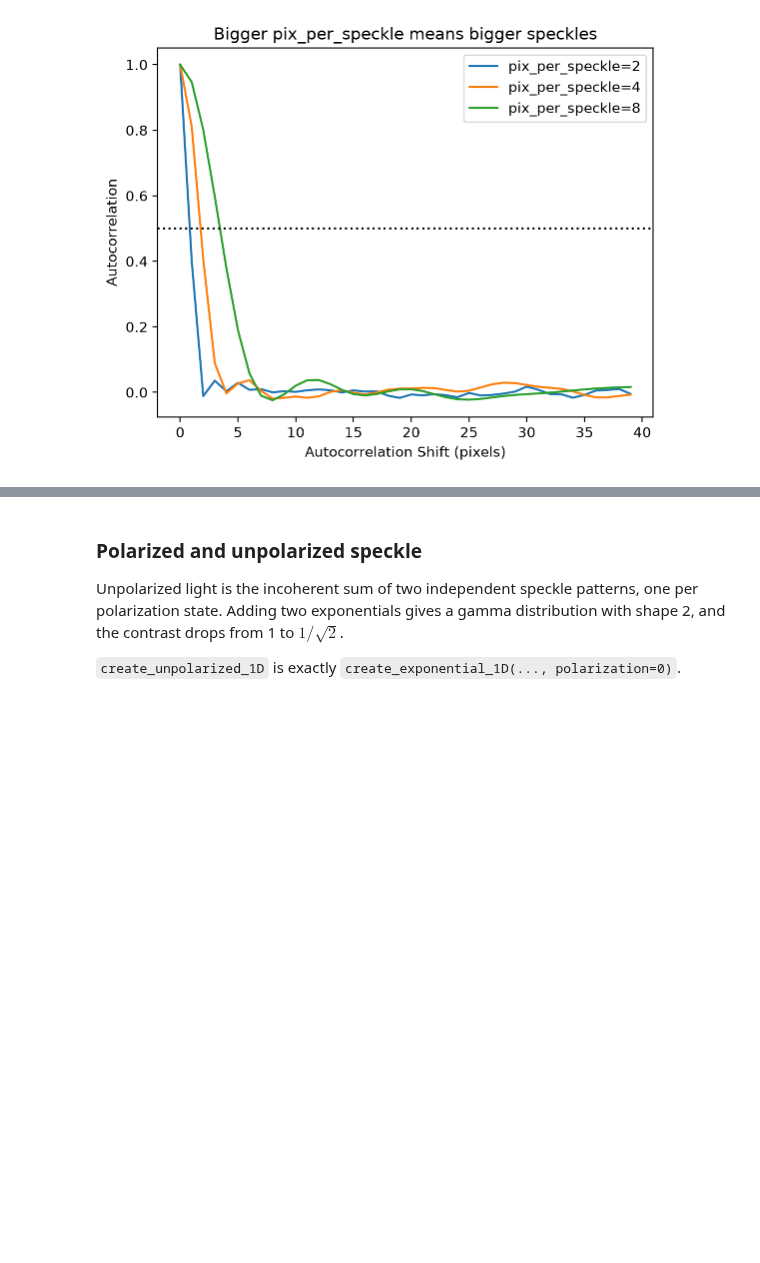
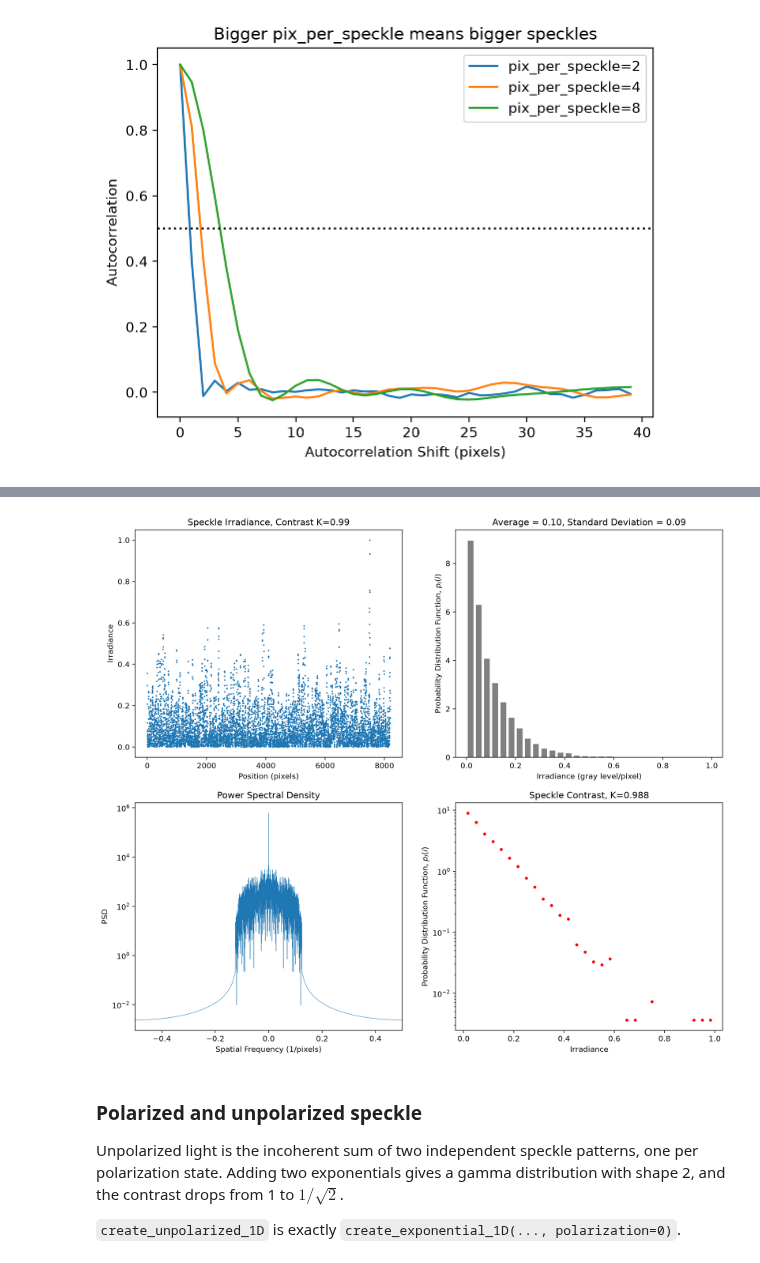
Before and after one commit to scottprahl/pyspeckle, a Jupyter notebook: docs/1D-Speckle.ipynb, the cells around one changed output, grey strips where cells are left out. Saved outputs shown, nothing was run; the diff lists cells and outputs as text; code cells hidden in the pictures; blank space fills up the shorter version.

Commit message:
add statistics_plot_1D and renaming

```diff
--- a/docs/1D-Speckle.ipynb
+++ b/docs/1D-Speckle.ipynb
@@ -102,3 +114,9 @@ plt.show()
+# %%
+speckle = pyspeckle.create_exponential_1D(8192, 8)
+pyspeckle.statistics_plot_1D(speckle)
+plt.show()
+# %% [output]
+[figure, added]
 # %% [markdown]
 ### Polarized and unpolarized speckle
 
```
Also changed, not shown: parts of 17 cells of this notebook, 10 other files.
